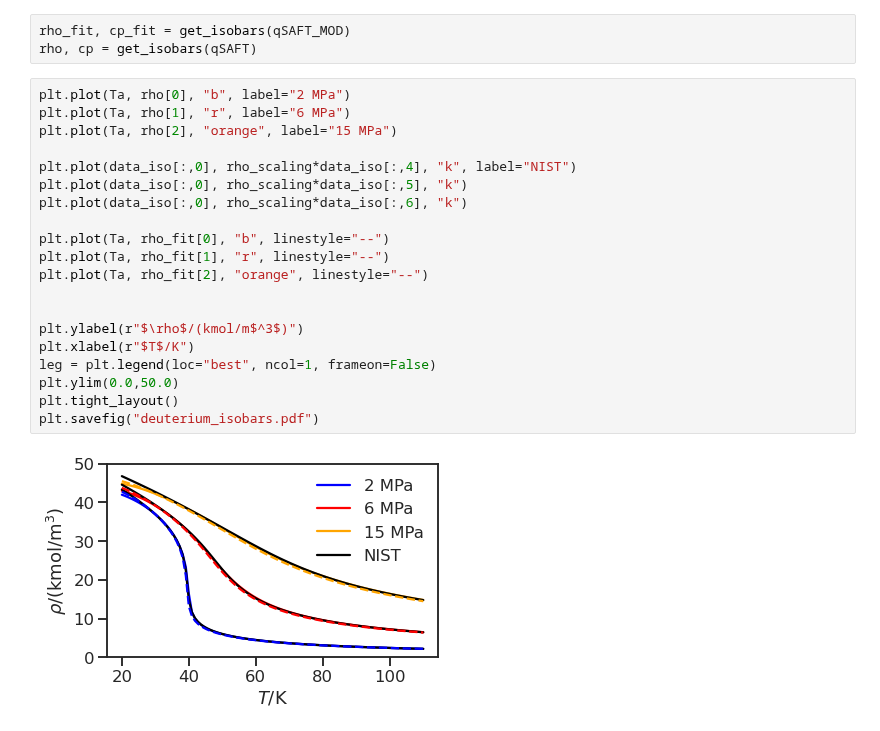
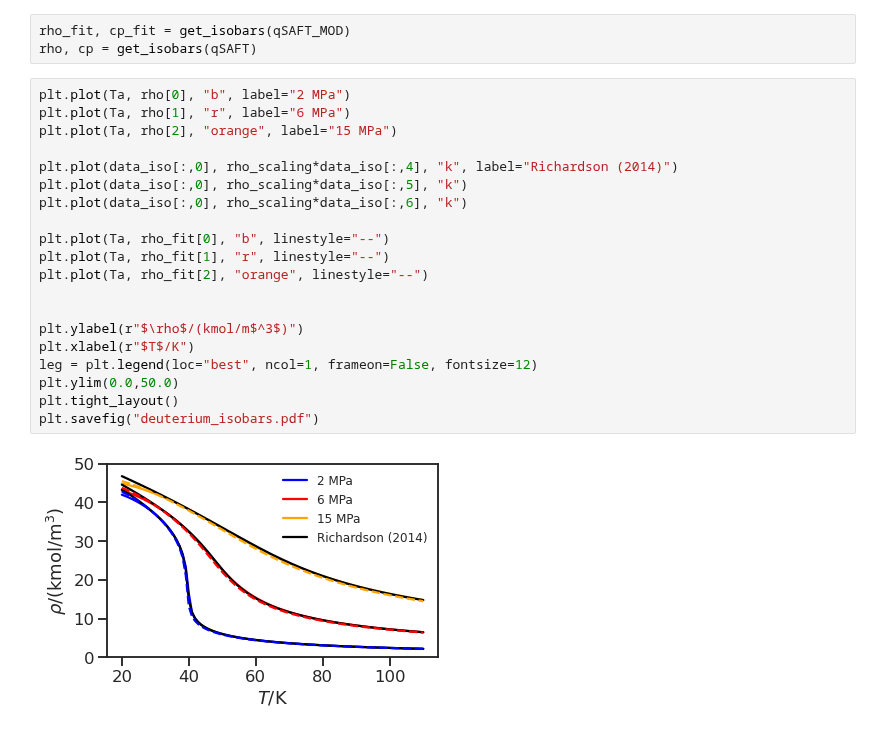
Before and after one commit to thermotools/thermopack, a Jupyter notebook: addon/pyExamples/notebooks/saftvrqmie_deuterium.ipynb, the cells around one changed output. Drawn from its saved outputs; the diff is of its cells as text.

Commit message:
Updated deuterium plots

```diff
--- a/addon/pyExamples/notebooks/saftvrqmie_deuterium.ipynb
+++ b/addon/pyExamples/notebooks/saftvrqmie_deuterium.ipynb
@@ -128,25 +128,25 @@ rho, cp = get_isobars(qSAFT)
 # %%
 plt.plot(Ta, rho[0], "b", label="2 MPa")
 plt.plot(Ta, rho[1], "r", label="6 MPa")
 plt.plot(Ta, rho[2], "orange", label="15 MPa")
 
-plt.plot(data_iso[:,0], rho_scaling*data_iso[:,4], "k", label="NIST")
+plt.plot(data_iso[:,0], rho_scaling*data_iso[:,4], "k", label="Richardson (2014)")
 plt.plot(data_iso[:,0], rho_scaling*data_iso[:,5], "k")
 plt.plot(data_iso[:,0], rho_scaling*data_iso[:,6], "k")
 
 plt.plot(Ta, rho_fit[0], "b", linestyle="--")
 plt.plot(Ta, rho_fit[1], "r", linestyle="--")
 plt.plot(Ta, rho_fit[2], "orange", linestyle="--")
 
 
 plt.ylabel(r"$\rho$/(kmol/m$^3$)")
 plt.xlabel(r"$T$/K")
-leg = plt.legend(loc="best", ncol=1, frameon=False)
+leg = plt.legend(loc="best", ncol=1, frameon=False, fontsize=12)
 plt.ylim(0.0,50.0)
 plt.tight_layout()
 plt.savefig("deuterium_isobars.pdf")
 # %% [output]
-[figure, old version]
+[figure, new version]
 # %%
 plt.plot(Ta, np.array(cp[0]) + data_cp[:,1], "b", label="2 MPa")
 plt.plot(Ta, np.array(cp[1]) + data_cp[:,2], "r", label="6 MPa")
```
Also changed, not shown: parts of 4 cells of this notebook, 2 other files.
